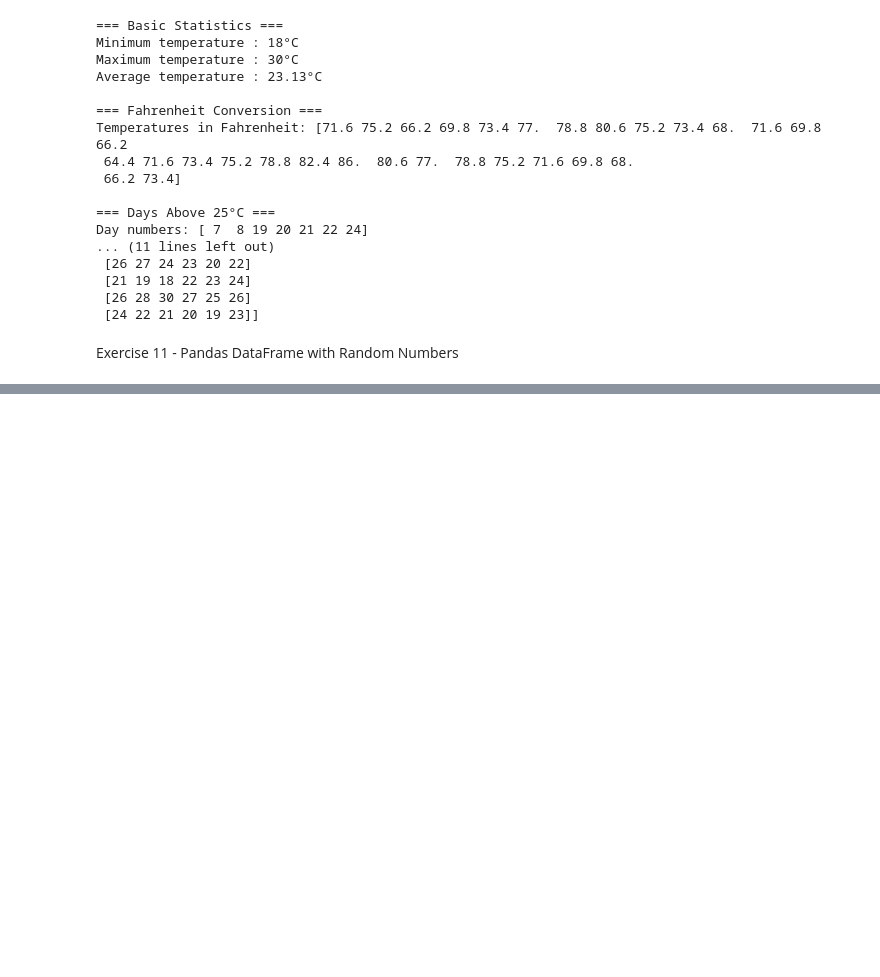
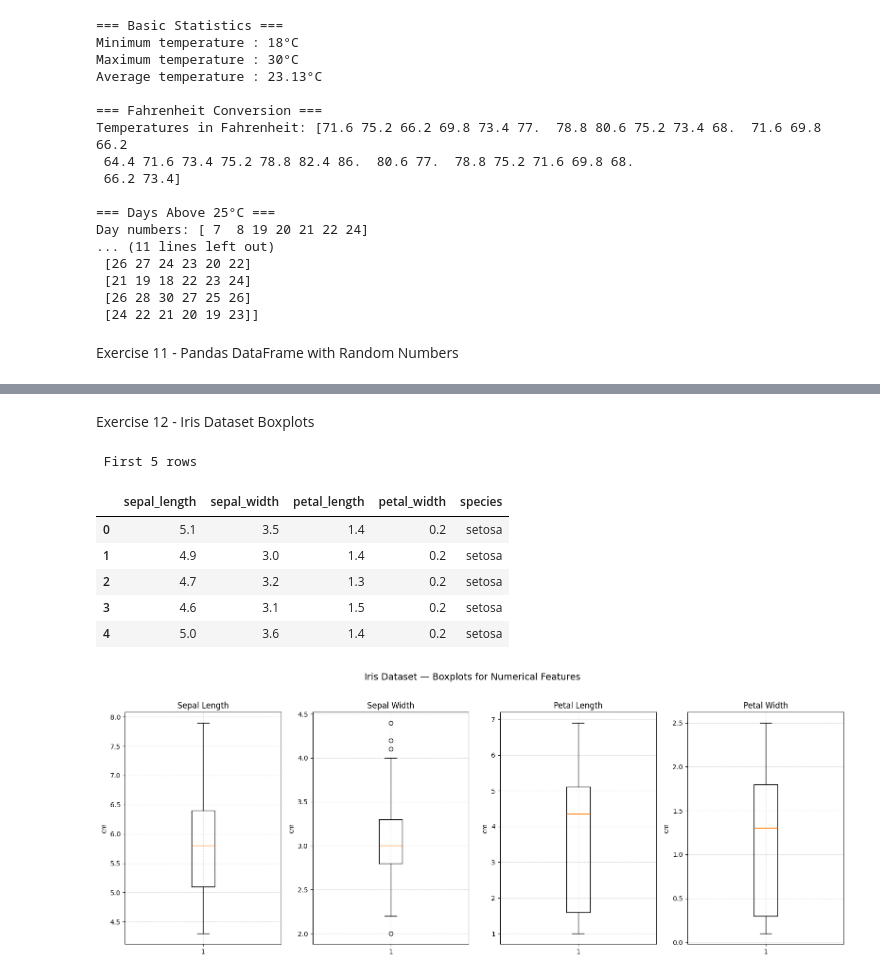
Before and after one commit to roshanashraf09/jupyter_notebook_coursework, a Jupyter notebook: course_work.ipynb, the cells around one changed output, grey strips where cells are left out. Drawn from its saved outputs; the diff is of its cells as text; code cells hidden in the pictures; blank space fills up the shorter version.

```diff
--- a/course_work.ipynb
+++ b/course_work.ipynb
@@ -259,0 +303,33 @@ memory usage: 200.0+ bytes
+# %% [markdown]
+Exercise 12 - Iris Dataset Boxplots
+# %%
+import seaborn as sns
+import matplotlib.pyplot as plt
+
+iris = sns.load_dataset("iris")
+
+print(" First 5 rows ")
+display(iris.head())
+
+numerical_cols = iris.select_dtypes(include="number").columns
+
+fig, axes = plt.subplots(1, len(numerical_cols), figsize=(16, 6))
+
+for ax, col in zip(axes, numerical_cols):
+    ax.boxplot(iris[col].dropna())
+    ax.set_title(col.replace("_", " ").title())
+    ax.set_ylabel("cm")
+    ax.grid(True, linestyle="--", alpha=0.5)
+
+plt.suptitle("Iris Dataset — Boxplots for Numerical Features", fontsize=14, y=1.02)
+plt.tight_layout()
+plt.show()
+# %% [output]
+ First 5 rows
+|  | sepal_length | sepal_width | petal_length | petal_width | species |
+| 0 | 5.1 | 3.5 | 1.4 | 0.2 | setosa |
+| 1 | 4.9 | 3.0 | 1.4 | 0.2 | setosa |
+| 2 | 4.7 | 3.2 | 1.3 | 0.2 | setosa |
+| 3 | 4.6 | 3.1 | 1.5 | 0.2 | setosa |
+| 4 | 5.0 | 3.6 | 1.4 | 0.2 | setosa |
+[figure, added]
```
Also changed, not shown: parts of 16 cells of this notebook, 33 other files.
